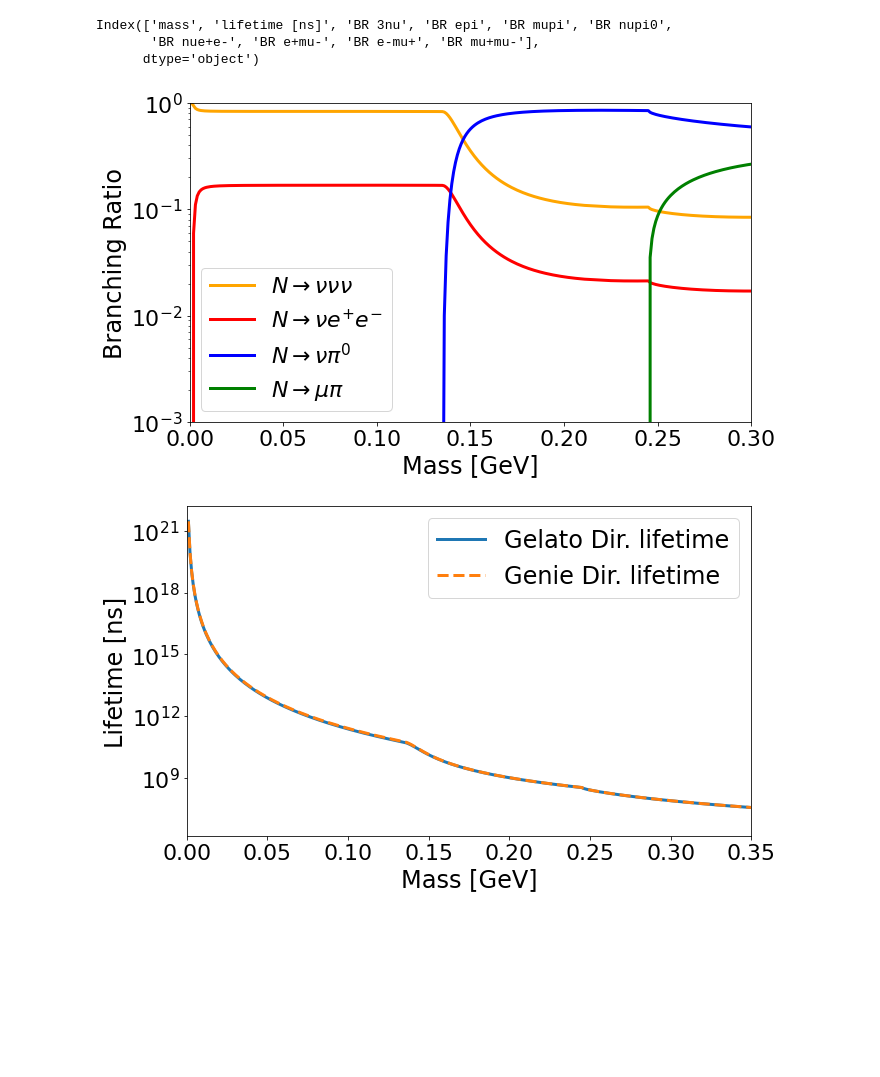
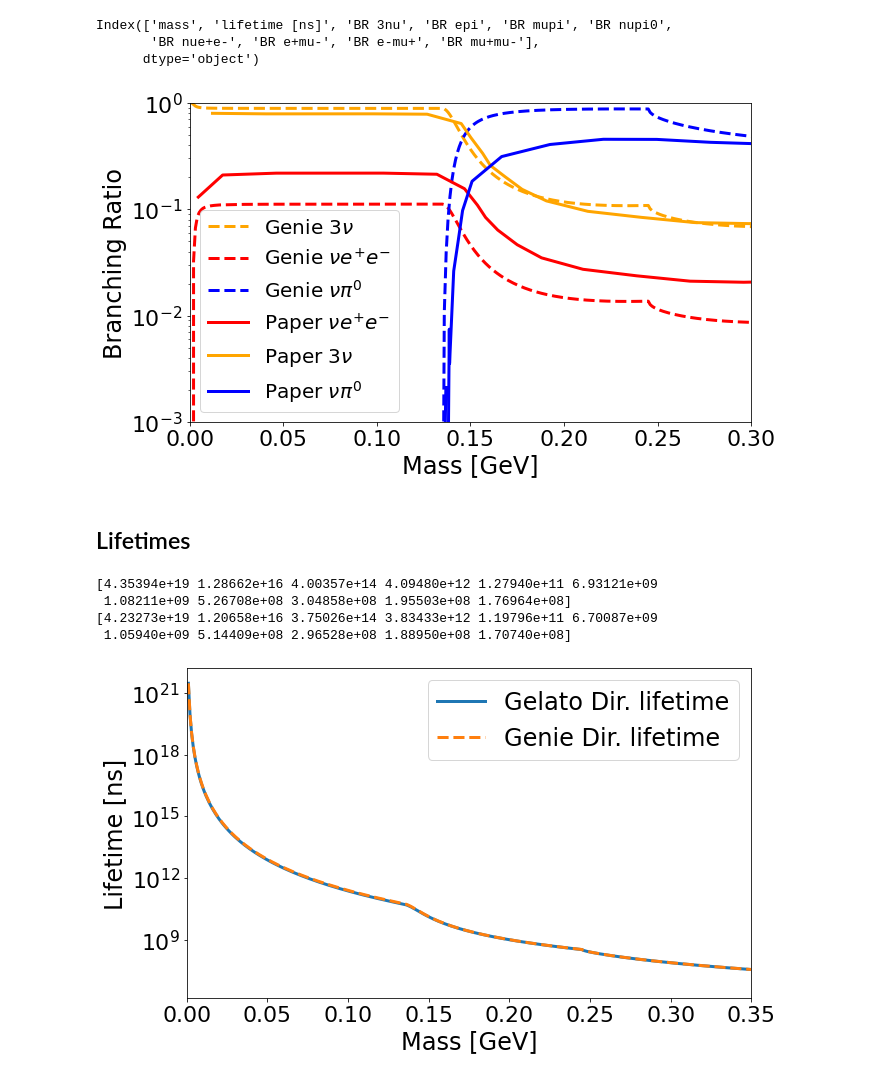
Before and after one commit to dmarsden01/uboone_HNL_analysis, a Jupyter notebook: Rough_rate_calculation.ipynb, the cells around one changed output. Drawn from its saved outputs; the diff is of its cells as text; code cells hidden in the pictures; blank space fills up the shorter version.

```diff
--- a/Rough_rate_calculation.ipynb
+++ b/Rough_rate_calculation.ipynb
@@ -190,6 +190,7 @@ Genie_new_dir_nu = pd.read_csv("Branching_ratios/new_fixed_factor_feb14/Genie_Di
 
 DUNE_ee = pd.read_csv("Branching_ratios/DUNE_ND_BR_ee.csv",names=cols)
 DUNE_3nu = pd.read_csv("Branching_ratios/DUNE_ND_BR_3nu.csv",names=cols)
+DUNE_nupi = pd.read_csv("Branching_ratios/DUNE_ND_BR_nupi.csv",names=cols)
 # %%
 Pawel_new_maj_mu.keys()
 # %% [output]
@@ -199,39 +200,42 @@ Index(['mass', 'lifetime [ns]', 'BR 3nu', 'BR epi', 'BR mupi', 'BR nupi0',
 # %%
 colour_3nu = "orange"
 colour_ee = "red"
 colour_pi0 = "blue"
 plt.rc('font', size=22)
 plt.figure(figsize=(10,6))
 # plt.title("HNL Generator Branching Ratios (Dirac)", fontsize=24)
-plt.plot(Pawel_new_maj_mu["mass"], Pawel_new_maj_mu["BR 3nu"], label = r"$N \rightarrow \nu \nu \nu$", lw=3, color = colour_3nu)
-plt.plot(Pawel_new_maj_mu["mass"], Pawel_new_maj_mu["BR nue+e-"], label = r"$N \rightarrow \nu e^{+}e^{-}$", lw=3, color = colour_ee)
-plt.plot(Pawel_new_maj_mu["mass"], Pawel_new_maj_mu["BR nupi0"], label = r"$N \rightarrow \nu\pi^{0}$", lw=3, color = colour_pi0)
-plt.plot(Pawel_new_maj_mu["mass"], Pawel_new_maj_mu["BR mupi"], label = r"$N \rightarrow \mu\pi$", lw=3, color = "green")
+# plt.plot(Pawel_new_maj_mu["mass"], Pawel_new_maj_mu["BR 3nu"], label = r"$N \rightarrow \nu \nu \nu$", lw=3, color = colour_3nu)
+# plt.plot(Pawel_new_maj_mu["mass"], Pawel_new_maj_mu["BR nue+e-"], label = r"$N \rightarrow \nu e^{+}e^{-}$", lw=3, color = colour_ee)
+# plt.plot(Pawel_new_maj_mu["mass"], Pawel_new_maj_mu["BR nupi0"], label = r"$N \rightarrow \nu\pi^{0}$", lw=3, color = colour_pi0)
+# plt.plot(Pawel_new_maj_mu["mass"], Pawel_new_maj_mu["BR mupi"], label = r"$N \rightarrow \mu\pi$", lw=3, color = "green")
 
-# plt.plot(Genie_new_maj_nu["mass"], Genie_new_maj_nu["BR_3nu"], label = r"Genie $3\nu$", lw=3, color = colour_3nu, linestyle="dashed")
-# plt.plot(Genie_new_maj_nu["mass"], Genie_new_maj_nu["BR_e+e-"], label = r"Genie $\nu e^{+}e^{-}$", lw=3, color = colour_ee, linestyle="dashed")
-# plt.plot(Genie_new_maj_nu["mass"], Genie_new_maj_nu["BR_nu_pi0"], label = r"Genie $\nu\pi^0$", lw=3, color = colour_pi0, linestyle="dashed")
+plt.plot(Genie_new_maj_nu["mass"], Genie_new_maj_nu["BR_3nu"], label = r"Genie $3\nu$", lw=3, color = colour_3nu, linestyle="dashed")
+plt.plot(Genie_new_maj_nu["mass"], Genie_new_maj_nu["BR_e+e-"], label = r"Genie $\nu e^{+}e^{-}$", lw=3, color = colour_ee, linestyle="dashed")
+plt.plot(Genie_new_maj_nu["mass"], Genie_new_maj_nu["BR_nu_pi0"], label = r"Genie $\nu\pi^0$", lw=3, color = colour_pi0, linestyle="dashed")
 
 # plt.plot(Pawel_new_dir_mu["mass"], Pawel_new_dir_mu["BR 3nu"], label = r"Gelato $3\nu$", lw=3, color = colour_3nu)
 # plt.plot(Pawel_new_dir_mu["mass"], Pawel_new_dir_mu["BR nue+e-"], label = r"Gelato $\nu e^{+}e^{-}$", lw=3, color = colour_ee)
 # plt.plot(Pawel_new_dir_mu["mass"], Pawel_new_dir_mu["BR nupi0"], label = r"Gelato $\nu\pi^{0}$", lw=3, color = colour_pi0)
 # plt.plot(Genie_new_dir_nu["mass"], Genie_new_dir_nu["BR_3nu"], label = r"Genie Dirac $3\nu$", lw=3, color = colour_3nu, linestyle="dashed")
 # plt.plot(Genie_new_dir_nu["mass"], Genie_new_dir_nu["BR_e+e-"], label = r"Genie Dirac $\nu e^{+}e^{-}$", lw=3, color = colour_ee, linestyle="dashed")
 # plt.plot(Genie_new_dir_nu["mass"], Genie_new_dir_nu["BR_nu_pi0"], label = r"Genie Dirac $\nu\pi^0$", lw=3, color = colour_pi0, linestyle="dashed")
 
-# plt.plot(DUNE_ee["Mass"], DUNE_ee['Value'], label = r"DUNE $\nu e^{+}e^{-}$", lw=3, color = colour_ee)
-# plt.plot(DUNE_3nu["Mass"], DUNE_3nu['Value'], label = r"DUNE $\nu\pi^0$", lw=3, color = colour_3nu)
+plt.plot(DUNE_ee["Mass"], DUNE_ee['Value'], label = r"Paper $\nu e^{+}e^{-}$", lw=3, color = colour_ee)
+plt.plot(DUNE_3nu["Mass"], DUNE_3nu['Value'], label = r"Paper $3\nu$", lw=3, color = colour_3nu)
+plt.plot(DUNE_nupi["Mass"], DUNE_nupi['Value'], label = r"Paper $\nu\pi^0$", lw=3, color = colour_pi0)
 
 plt.ylim(1e-3,1.0)
 plt.xlim(0,0.3)
 plt.ylabel("Branching Ratio", fontsize=24)
 plt.xlabel("Mass [GeV]", fontsize=24)
 plt.yscale("log")
-plt.legend(fontsize=22, loc="best")
+plt.legend(fontsize=20, loc="best")
 plt.tight_layout()
 
-savename = "BRs_Pawel_generator"
+savename = "BRs_comparison_Genie_paper"
 plt.savefig("plots/Generator/"+savename+".pdf")
 plt.savefig("plots/Generator/"+savename+".png")
 # %% [output]
-[figure, old version]
+[figure, new version]
+# %% [markdown]
+## Lifetimes
@@ -238,3 +246,14 @@ plt.savefig("plots/Generator/"+savename+".png")
+# %%
+print(BR_Genie_interp)
+print(BR_Pawel_interp)
+
+4.09480e+12 #Genie
+3.83433e+12 #Pawel
+# %% [output]
+[4.35394e+19 1.28662e+16 4.00357e+14 4.09480e+12 1.27940e+11 6.93121e+09
+ 1.08211e+09 5.26708e+08 3.04858e+08 1.95503e+08 1.76964e+08]
+[4.23273e+19 1.20658e+16 3.75026e+14 3.83433e+12 1.19796e+11 6.70087e+09
+ 1.05940e+09 5.14409e+08 2.96528e+08 1.88950e+08 1.70740e+08]
 # %%
 plt.rc('font', size=22)
 plt.figure(figsize=(10,6))
```
Also changed, not shown: parts of 2 cells of this notebook, 2 other files.
